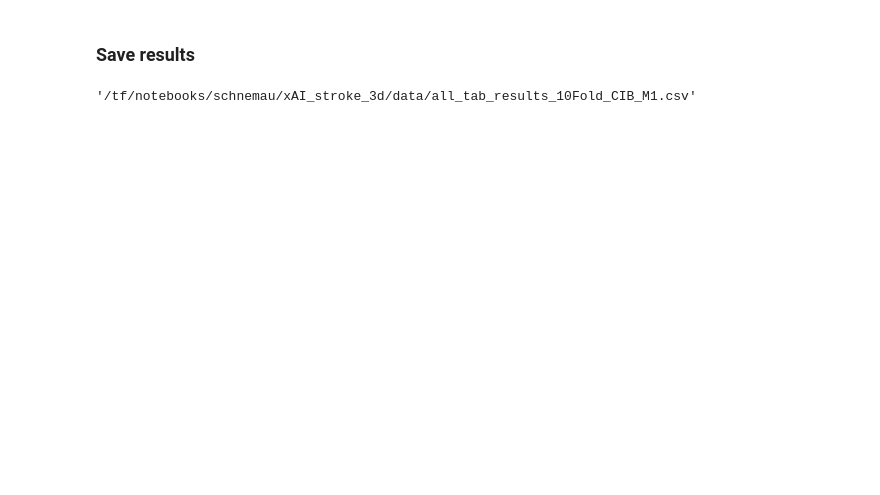
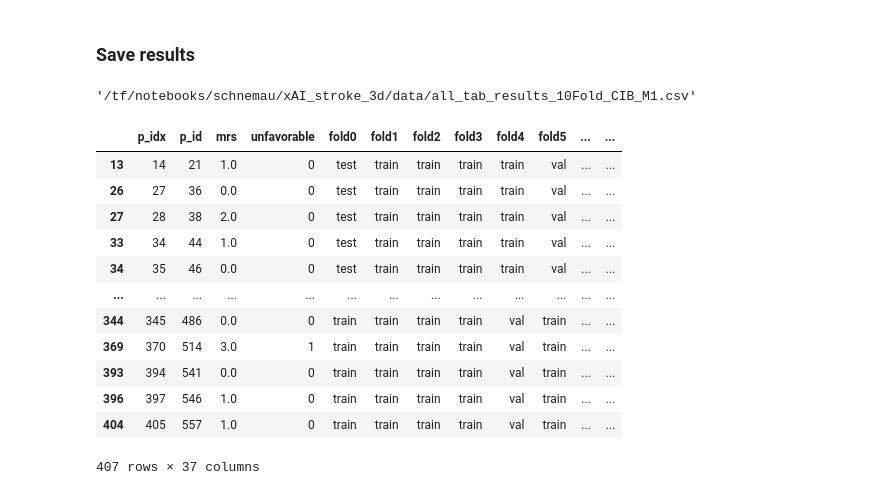
Before and after one commit to Mauwrice/explainable_AI, a Jupyter notebook: result_assembly_ontram_CIB_threshold2_weights.ipynb, the cells around one changed output. Drawn from its saved outputs; the diff is of its cells as text; code cells hidden in the pictures; blank space fills up the shorter version.

```diff
--- a/result_assembly_ontram_CIB_threshold2_weights.ipynb
+++ b/result_assembly_ontram_CIB_threshold2_weights.ipynb
@@ -457,3 +470,19 @@ DATA_OUTPUT_DIR + all_result_name + ".csv"
 save_file = True
 if save_file:
     all_results.to_csv(DATA_OUTPUT_DIR + all_result_name + ".csv",  index=False)
+# %%
+all_results
+# %% [output]
+|  | p_idx | p_id | mrs | unfavorable | fold0 | fold1 | fold2 | fold3 | fold4 | fold5 | ... | ... |
+| 13 | 14 | 21 | 1.0 | 0 | test | train | train | train | train | val | ... | ... |
+| 26 | 27 | 36 | 0.0 | 0 | test | train | train | train | train | val | ... | ... |
+| 27 | 28 | 38 | 2.0 | 0 | test | train | train | train | train | val | ... | ... |
+| 33 | 34 | 44 | 1.0 | 0 | test | train | train | train | train | val | ... | ... |
+| 34 | 35 | 46 | 0.0 | 0 | test | train | train | train | train | val | ... | ... |
+| ... | ... | ... | ... | ... | ... | ... | ... | ... | ... | ... | ... | ... |
+| 344 | 345 | 486 | 0.0 | 0 | train | train | train | train | val | train | ... | ... |
+| 369 | 370 | 514 | 3.0 | 1 | train | train | train | train | val | train | ... | ... |
+| 393 | 394 | 541 | 0.0 | 0 | train | train | train | train | val | train | ... | ... |
+| 396 | 397 | 546 | 1.0 | 0 | train | train | train | train | val | train | ... | ... |
+| 404 | 405 | 557 | 1.0 | 0 | train | train | train | train | val | train | ... | ... |
+407 rows × 37 columns
```
Also changed, not shown: parts of 3 cells of this notebook, 2 other files.
